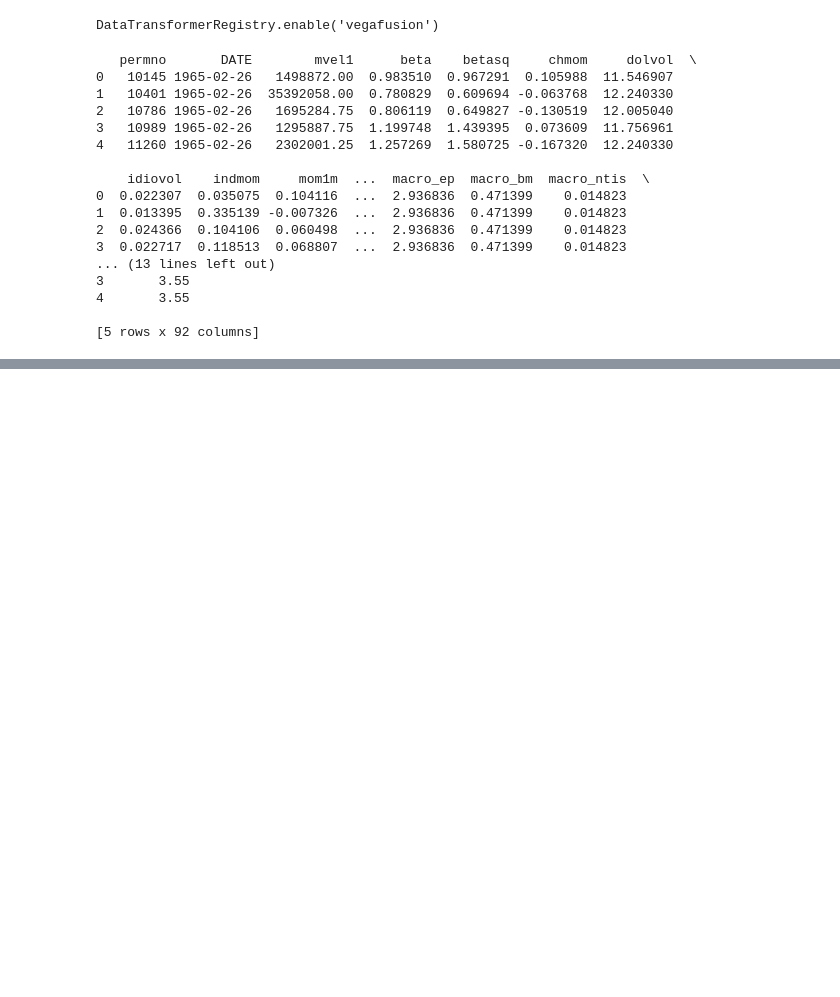
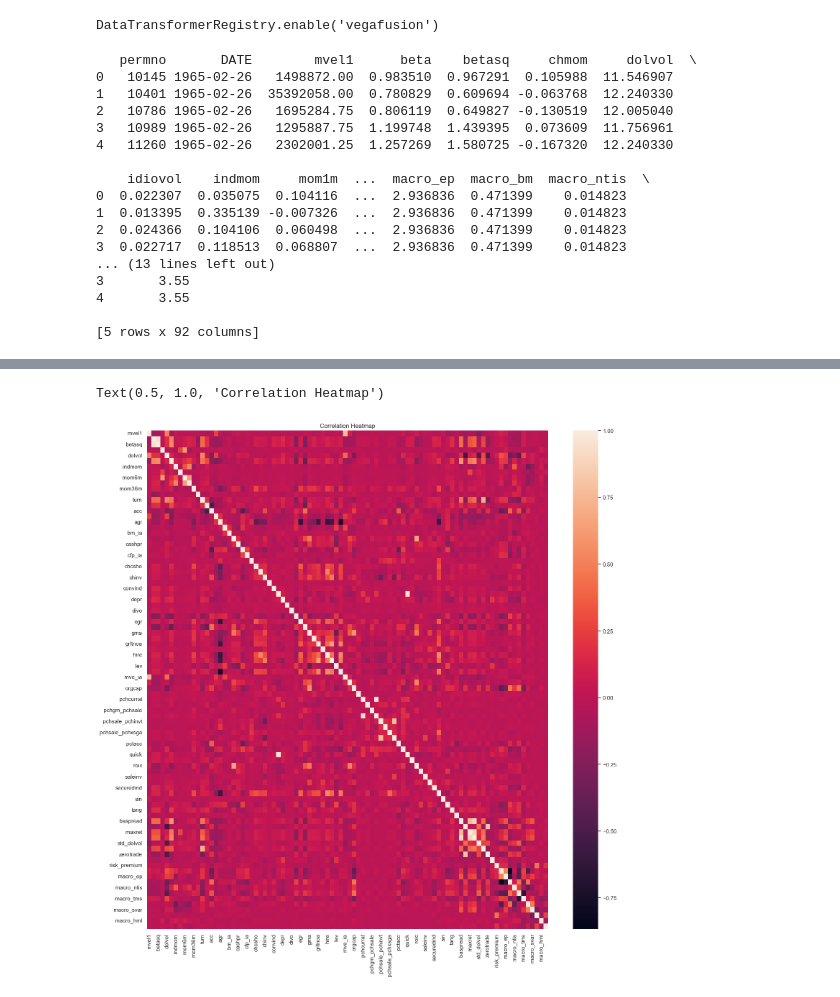
Before and after one commit to KidQuant/Taming-The-Factor-Zoo, a Jupyter notebook: 5_final_presentation.ipynb, the cells around one changed output, grey strips where cells are left out. Cells and saved outputs as stored; diff of their text form; code cells hidden in the pictures; blank space fills up the shorter version.

```diff
--- a/5_final_presentation.ipynb
+++ b/5_final_presentation.ipynb
@@ -281,0 +538,9 @@ alt.Chart(...)
+# %%
+features = df.columns[~df.columns.isin(['permno', 'DATE'])].tolist()
+plt.figure(figsize=(18,18))
+sns.heatmap(df[features].corr())
+plt.title('Correlation Heatmap')
+# plt.savefig('images/correlation_matrix.png', bbox_inches='tight')
+# %% [output]
+Text(0.5, 1.0, 'Correlation Heatmap')
+[figure, added]
```
Also changed, not shown: parts of 34 cells of this notebook, 5 other files.
